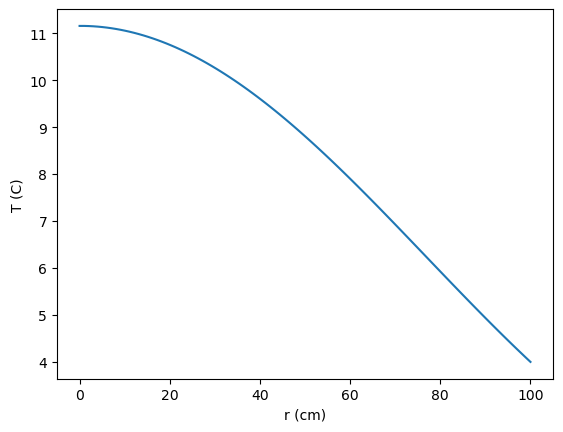
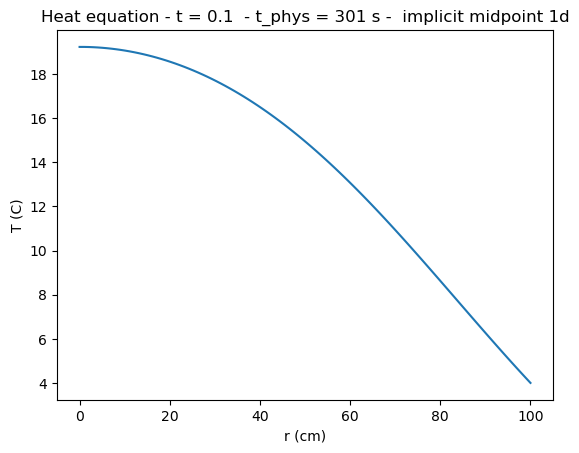
The notebook cell's code change between the first figure and the second:
--- before
+++ after
@@ -14,13 +14,12 @@
 L = 1.
 final_time = 0.0001
-final_time = 0.2394
+final_time = 0.1
 N_t = 100
 xx, dx = np.linspace(0, L , N, retstep = True) # discretization size (in r)
 times, dt = np.linspace(0, final_time, N_t,retstep=True)
 alpha_water = 0.133e-6 
-alpha_water = 1.
+alpha_eq = 1.
 
-
-# first derivate matrix
+# first derivative matrix
 diagonals_1st = [-np.ones(N), np.ones(N)]
 offsets_1st = [-1, 1]
@@ -32,5 +31,5 @@
 
 #now build the laplacian matrix
-one_over_r = sp.diags(1/xx[1:])
+one_over_r = sp.diags(1./xx[1:])
 laplacian = D2
 laplacian[1:, 0:] += one_over_r.dot(D1[1:, 0:])
@@ -38,5 +37,5 @@
 # this is because we are replacing it by the boundary condition f'(r=0) = 0 (symmetry)
 # laplacian[0, :] += laplacian[0, :] # by the l'hopital rule in the r->0 limit 1/r d_r f = d_r^2 f
-M = sp.diags(np.ones(N)) - 0.5 * dt * laplacian
+M = sp.diags(np.ones(N)) - 0.5 * dt * laplacian * alpha_eq
 # boundary conditions:
 M[0,0] = 1; M[0,1] = -1; M[0,2:] = 0
@@ -47,5 +46,5 @@
 
 for kt in range(N_t):
-    rhs = solution + alpha_water * 0.5 * dt * laplacian.dot(solution)
+    rhs = solution + alpha_eq* 0.5 * dt * laplacian.dot(solution)
     # boundary conditions
     rhs[0] = 0
@@ -58,4 +57,5 @@
 plt.ylabel("T (C)")
 plt.plot(100*xx,solution)
+plt.title(f'Heat equation - t = {final_time}  - t_phys = {final_time/(alpha_water)*R_bottle**2:.3g} s -  implicit midpoint 1d')
 plt.show()
 
@@ -64,5 +64,5 @@
 R = r_values.max()  # domain radius
 # build a 2D Cartesian grid
-N_grid = 300
+N_grid = 500
 x = np.linspace(-R, R, N_grid)
 y = np.linspace(-R, R, N_grid)
@@ -74,5 +74,5 @@
 U[Rgrid > R] = np.nan  # blank out the region outside the circle
 
-fig, ax = plt.subplots(figsize=(7, 6))
+fig, ax = plt.subplots(dpi=120,figsize=(7, 6))
 pcm = ax.pcolormesh(X, Y, U, cmap='viridis', shading='auto')
 ax.set_aspect('equal')
@@ -80,4 +80,4 @@
 ax.set_xlabel('x')
 ax.set_ylabel('y')
-ax.set_title
+ax.set_title(f'Heat equation - t = {final_time}  - t_phys = {final_time/(alpha_water)*R_bottle**2:.3g} s -  implicit midpoint 1d')
 plt.show()

Commit: reparametrization seems to show better results, convergence still slow. comparison with finite diff for cylinder case added